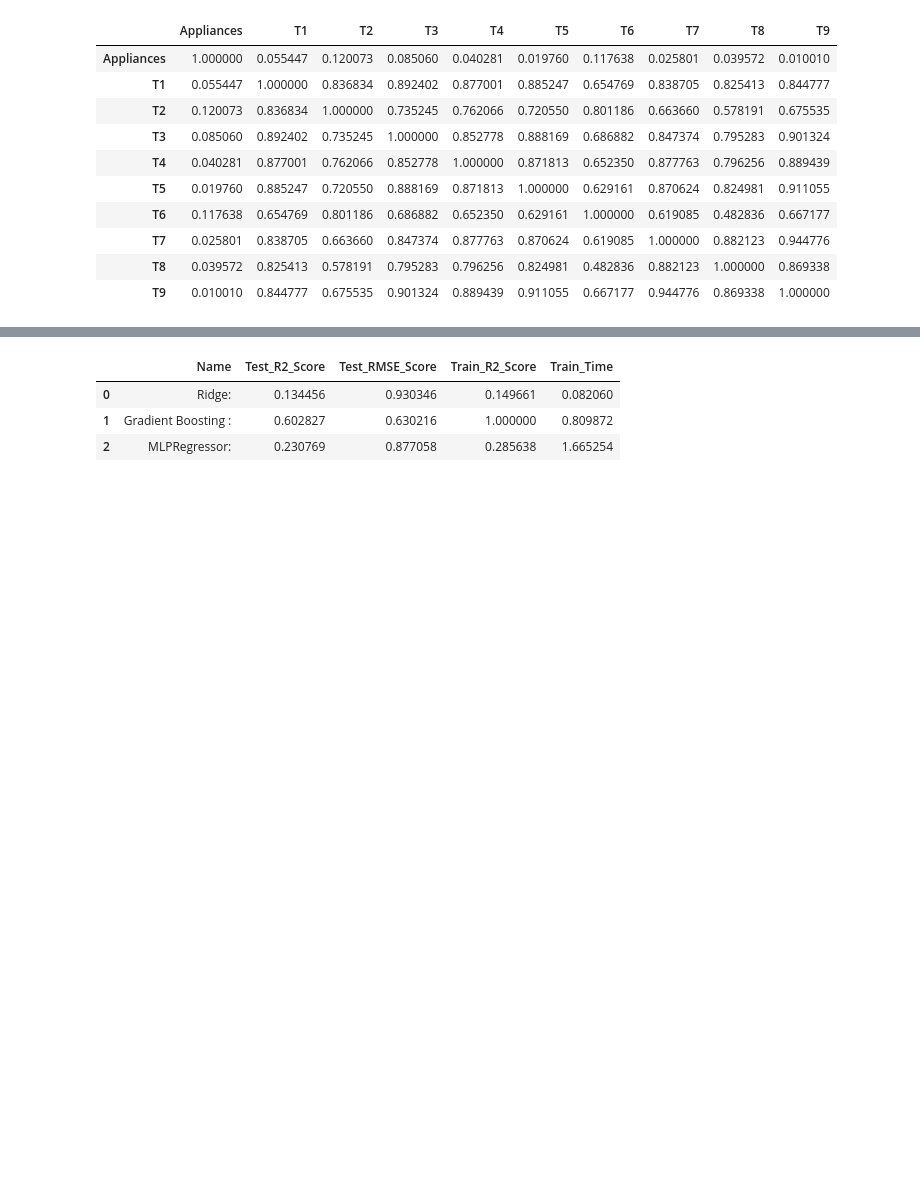
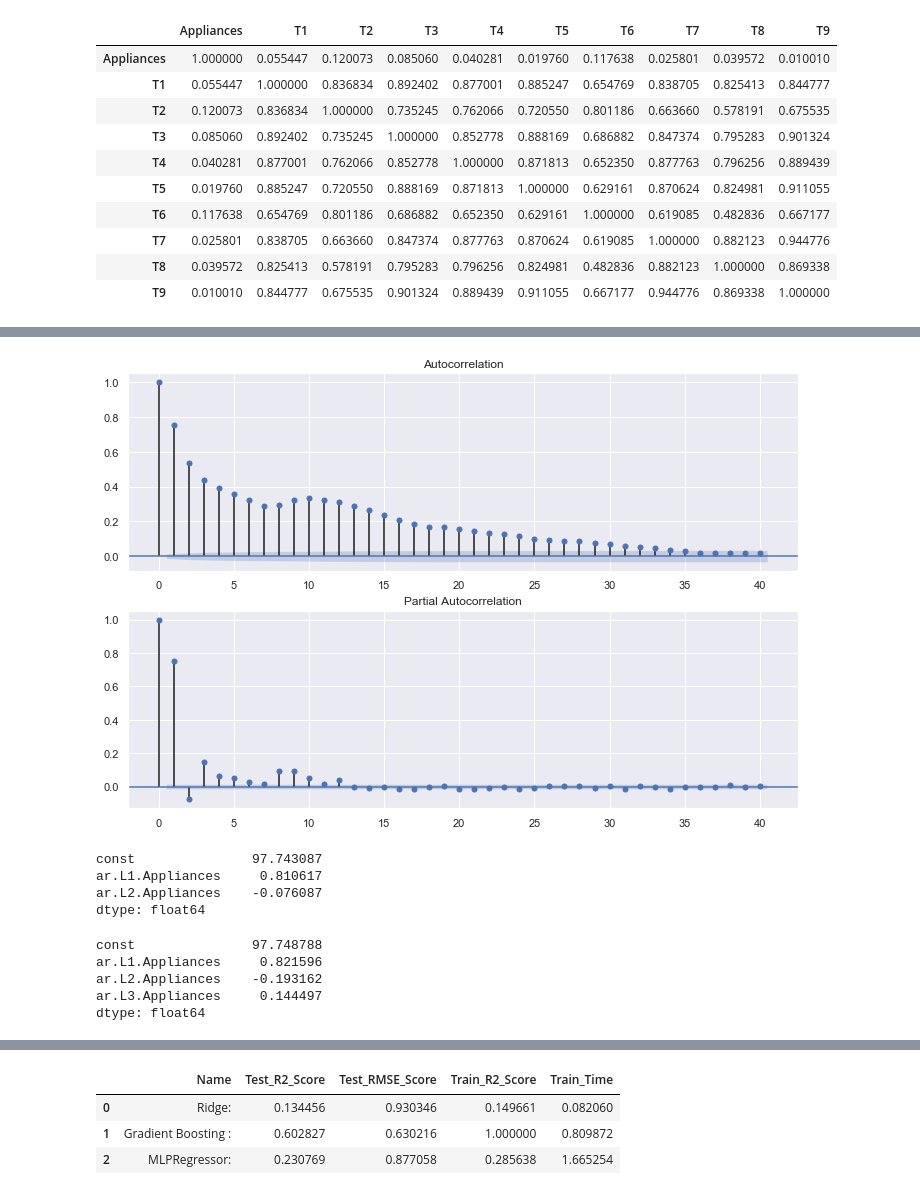
Before and after one commit to NeilAlishev/EmpiricalAnalysisProject, a Jupyter notebook: Empirical Analysis Project.ipynb, the cells around one changed output, grey strips where cells are left out. Cells and saved outputs as stored; diff of their text form; code cells hidden in the pictures; blank space fills up the shorter version.

```diff
--- a/Empirical Analysis Project.ipynb
+++ b/Empirical Analysis Project.ipynb
@@ -199,0 +156,28 @@ data.drop(['date', 'rv1', 'rv2', 'lights'], axis=1, inplace=True)
+# %%
+fig = plt.figure(figsize=(12,8))
+ax1 = fig.add_subplot(211)
+fig = sm.graphics.tsa.plot_acf(dta.values.squeeze(), lags=40, ax=ax1)
+ax2 = fig.add_subplot(212)
+fig = sm.graphics.tsa.plot_pacf(dta, lags=40, ax=ax2)
+
+
+# Significant autocorrelation values for timestamps 30 before (30 * 10 = 300 minutes)
+# %% [output]
+[figure, added]
+# %%
+arma_mod20 = sm.tsa.ARMA(dta, (2,0)).fit(disp=False)
+print(arma_mod20.params)
+# %% [output]
+const               97.743087
+ar.L1.Appliances     0.810617
+ar.L2.Appliances    -0.076087
+dtype: float64
+# %%
+arma_mod30 = sm.tsa.ARMA(dta, (3,0)).fit(disp=False)
+print(arma_mod30.params)
+# %% [output]
+const               97.748788
+ar.L1.Appliances     0.821596
+ar.L2.Appliances    -0.193162
+ar.L3.Appliances     0.144497
+dtype: float64
```
Also changed, not shown: parts of 31 cells of this notebook.
